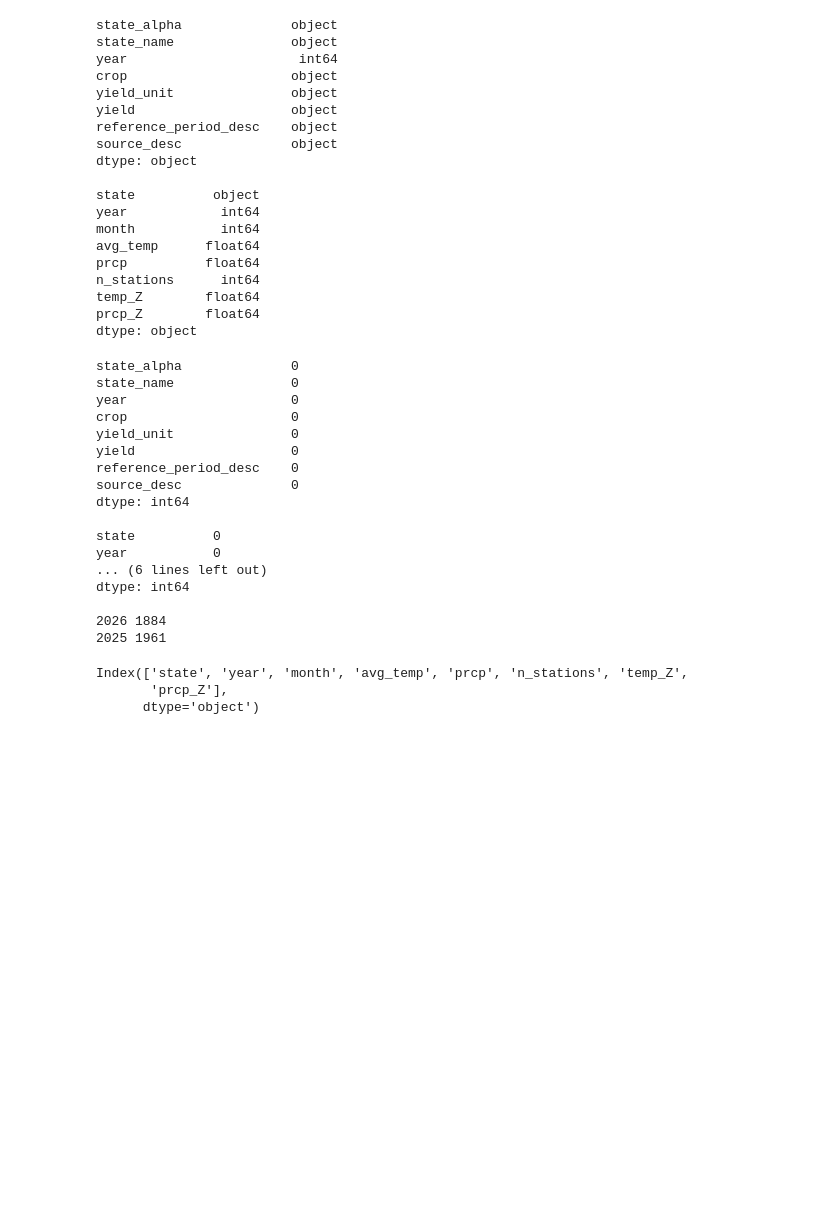
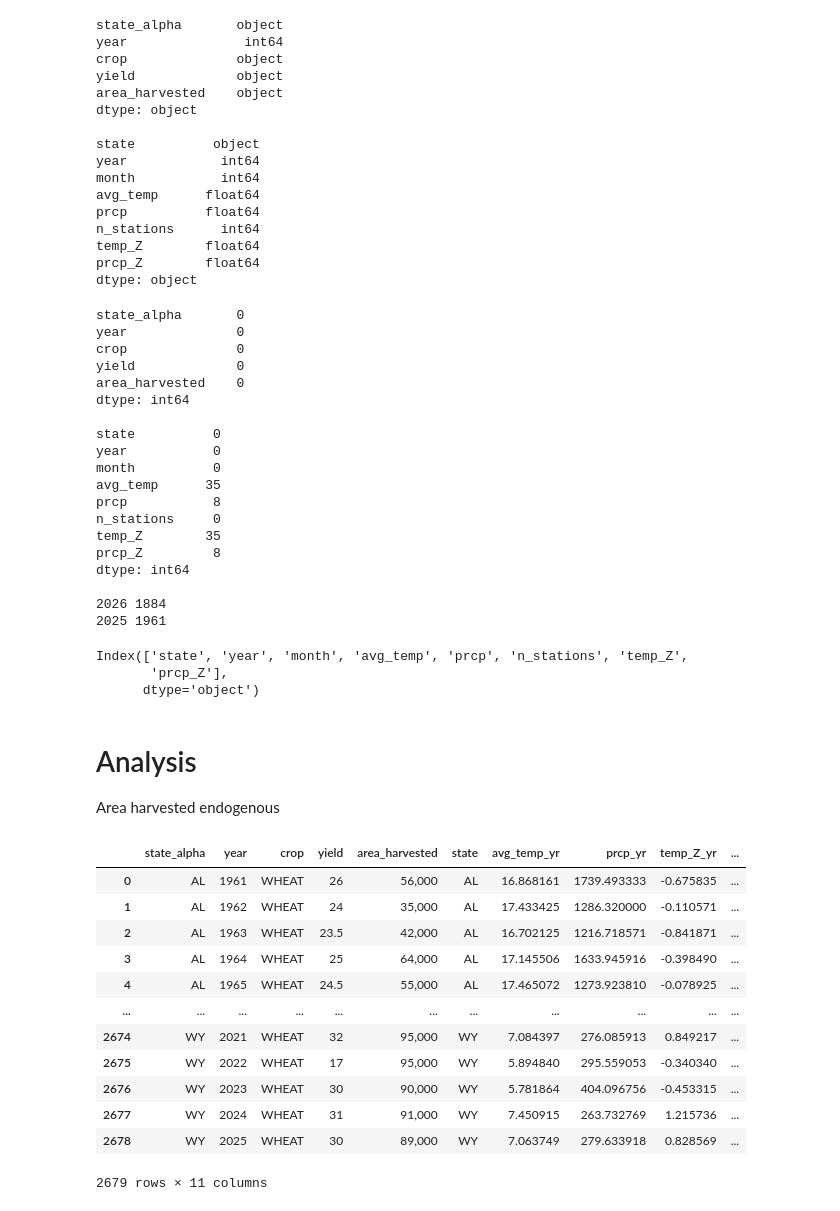
Before and after one commit to adrymmm/iv_weather_yields_selection, a Jupyter notebook: model.ipynb, the cells around one changed output. Cells and saved outputs as stored; diff of their text form; code cells hidden in the pictures; blank space fills up the shorter version.

```diff
--- a/model.ipynb
+++ b/model.ipynb
@@ -3,20 +5,17 @@ import pandas as pd
 # %%
 # Loading data
-df_crop = pd.read_parquet("data/processed/crop_yield_annual.parquet")
+df_crop = pd.read_parquet("data/processed/crop_annual.parquet")
 df_weather = pd.read_parquet("data/processed/weather_state_month.parquet")
 
 # Checking dtypes for merge
 print(df_crop.dtypes, '\n')
 print(df_weather.dtypes)
 # %% [output]
-state_alpha              object
-state_name               object
-year                      int64
-crop                     object
-yield_unit               object
-yield                    object
-reference_period_desc    object
-source_desc              object
+state_alpha       object
+year               int64
+crop              object
+yield             object
+area_harvested    object
 dtype: object
 
 state          object
@@ -40,19 +39,21 @@ df_weather.dropna(inplace=True)
 print(df_weather['year'].max(), df_weather['year'].min())
 print(df_crop['year'].max(), df_crop['year'].min())
 # %% [output]
-state_alpha              0
-state_name               0
-year                     0
-crop                     0
-yield_unit               0
-yield                    0
-reference_period_desc    0
-source_desc              0
+state_alpha       0
+year              0
+crop              0
+yield             0
+area_harvested    0
 dtype: int64
 
 state          0
 year           0
-... (6 lines left out)
+month          0
+avg_temp      35
+prcp           8
+n_stations     0
+temp_Z        35
+prcp_Z         8
 dtype: int64
 
 2026 1884
@@ -83,3 +84,23 @@ df_panel = df_crop.merge(
     right_on=["state","year"],
     how="inner"
 )
+# %% [markdown]
+# Analysis
+
+Area harvested endogenous
+# %%
+df_panel
+# %% [output]
+|  | state_alpha | year | crop | yield | area_harvested | state | avg_temp_yr | prcp_yr | temp_Z_yr | ... |
+| 0 | AL | 1961 | WHEAT | 26 | 56,000 | AL | 16.868161 | 1739.493333 | -0.675835 | ... |
+| 1 | AL | 1962 | WHEAT | 24 | 35,000 | AL | 17.433425 | 1286.320000 | -0.110571 | ... |
+| 2 | AL | 1963 | WHEAT | 23.5 | 42,000 | AL | 16.702125 | 1216.718571 | -0.841871 | ... |
+| 3 | AL | 1964 | WHEAT | 25 | 64,000 | AL | 17.145506 | 1633.945916 | -0.398490 | ... |
+| 4 | AL | 1965 | WHEAT | 24.5 | 55,000 | AL | 17.465072 | 1273.923810 | -0.078925 | ... |
+| ... | ... | ... | ... | ... | ... | ... | ... | ... | ... | ... |
+| 2674 | WY | 2021 | WHEAT | 32 | 95,000 | WY | 7.084397 | 276.085913 | 0.849217 | ... |
+| 2675 | WY | 2022 | WHEAT | 17 | 95,000 | WY | 5.894840 | 295.559053 | -0.340340 | ... |
+| 2676 | WY | 2023 | WHEAT | 30 | 90,000 | WY | 5.781864 | 404.096756 | -0.453315 | ... |
+| 2677 | WY | 2024 | WHEAT | 31 | 91,000 | WY | 7.450915 | 263.732769 | 1.215736 | ... |
+| 2678 | WY | 2025 | WHEAT | 30 | 89,000 | WY | 7.063749 | 279.633918 | 0.828569 | ... |
+2679 rows × 11 columns
```
Also changed, not shown: parts of 6 cells of this notebook, 2 other files.
